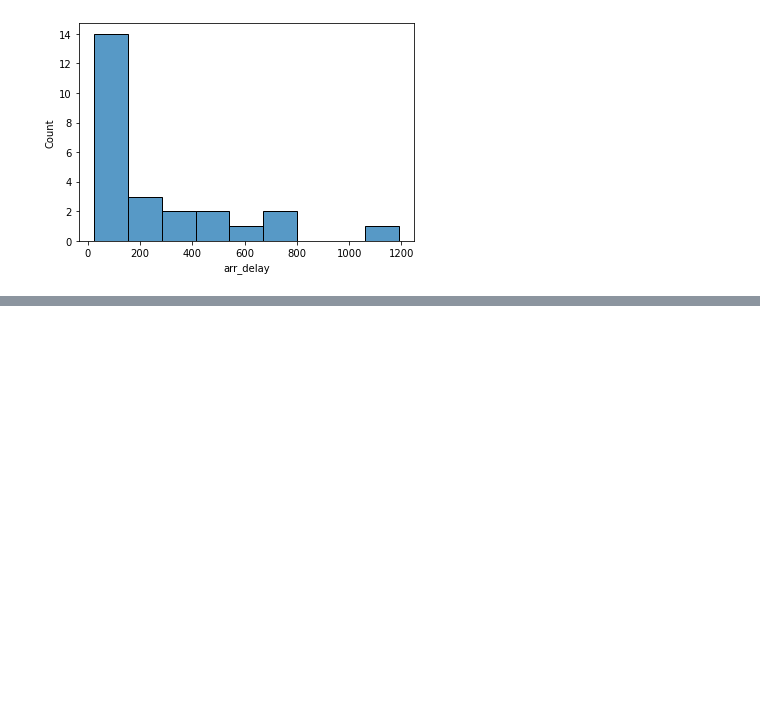
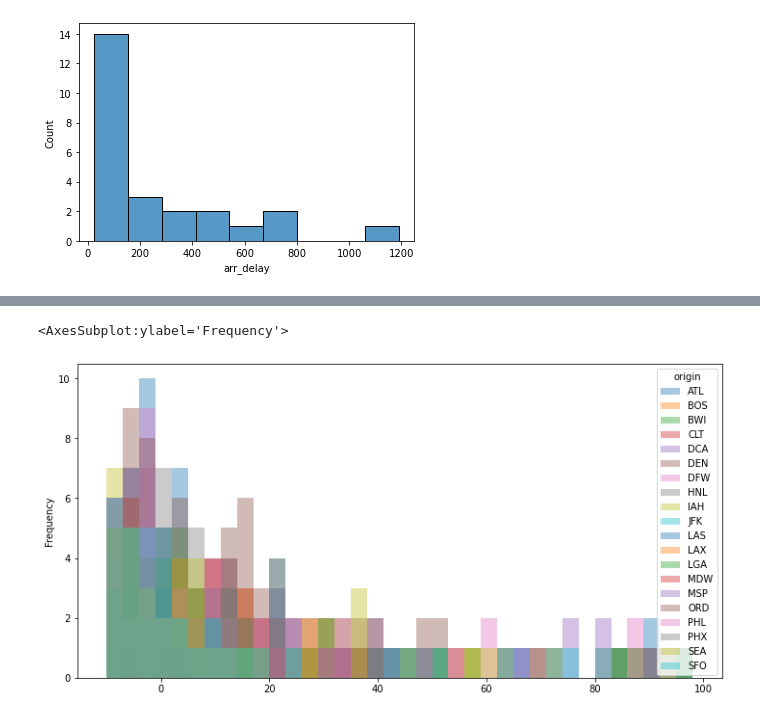
Before and after one commit to DDDDDDaisyS/LHL_Midterm_Project_Flights_Delay_Prediction, a Jupyter notebook: experiments/exploratory_analysis_firstattempt.ipynb, the cells around one changed output, grey strips where cells are left out. Saved outputs shown, nothing was run; the diff lists cells and outputs as text; code cells hidden in the pictures; blank space fills up the shorter version.

```diff
--- a/experiments/exploratory_analysis_firstattempt.ipynb
+++ b/experiments/exploratory_analysis_firstattempt.ipynb
@@ -670,0 +680,3 @@ sns.histplot(carrierplot)
+# %%
+hi_volume = df['origin'].value_counts()[:20]
+hi_volume
@@ -670,0 +701,3 @@ sns.histplot(carrierplot)
+# %%
+hi_volume_airports_names = hi_volume.index.tolist()
+print (hi_volume_airports_names)
@@ -670,0 +706,3 @@ sns.histplot(carrierplot)
+# %%
+hi_volume_airports = df[df['origin'].isin(hi_volume_airports_names)]
+hi_volume_airports.head()
@@ -670,0 +717,3 @@ sns.histplot(carrierplot)
+# %%
+hi_volume_airports_pivots = hi_volume_airports.pivot_table(index='fl_date', columns='origin', values='arr_delay')
+hi_volume_airports_pivots
@@ -670,0 +747,6 @@ sns.histplot(carrierplot)
+# %%
+airport_bins = np.arange(-10,100,3)
+hi_volume_airports_pivots.plot(kind='hist', bins=airport_bins, figsize=[12,6], alpha=.4, legend=True)
+# %% [output]
+<AxesSubplot:ylabel='Frequency'>
+[figure, added]
```
Also changed, not shown: parts of 9 cells of this notebook.
